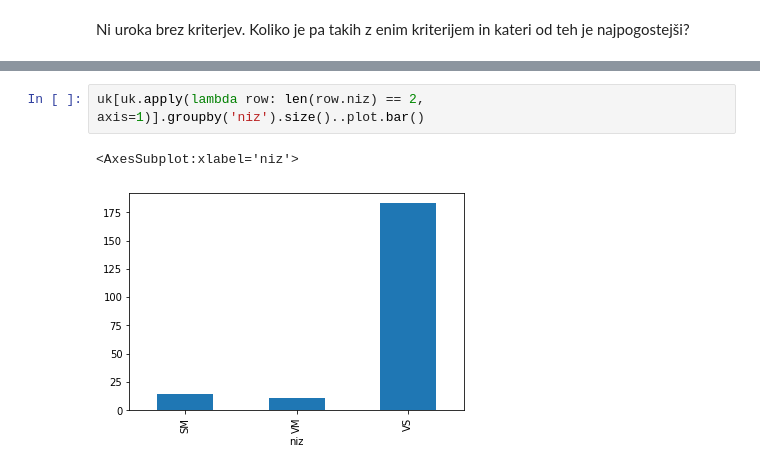
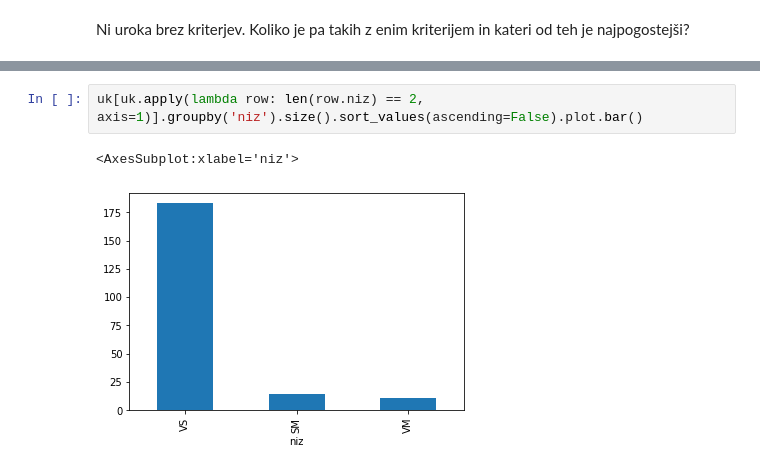
Before and after one commit to vercekpeterdamian/prog1-uroki_dnd, a Jupyter notebook: analiza.ipynb, the cells around one changed output, grey strips where cells are left out. Saved outputs shown, nothing was run; the diff lists cells and outputs as text.

```diff
--- a/analiza.ipynb
+++ b/analiza.ipynb
@@ -305,5 +363,5 @@ uk[uk.apply(lambda row: len(row.niz) == 2, axis=1)]
 # %%
-uk[uk.apply(lambda row: len(row.niz) == 2, axis=1)].groupby('niz').size()..plot.bar()
+uk[uk.apply(lambda row: len(row.niz) == 2, axis=1)].groupby('niz').size().sort_values(ascending=False).plot.bar()
 # %% [output]
 <AxesSubplot:xlabel='niz'>
-[figure, old version]
+[figure, new version]
```
Also changed, not shown: parts of 38 cells of this notebook.
